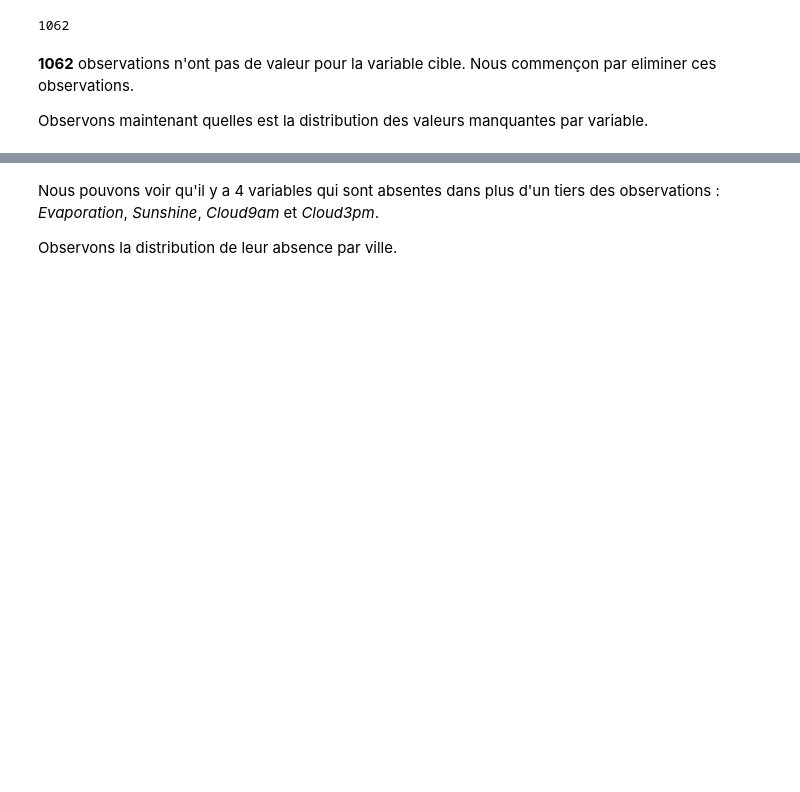
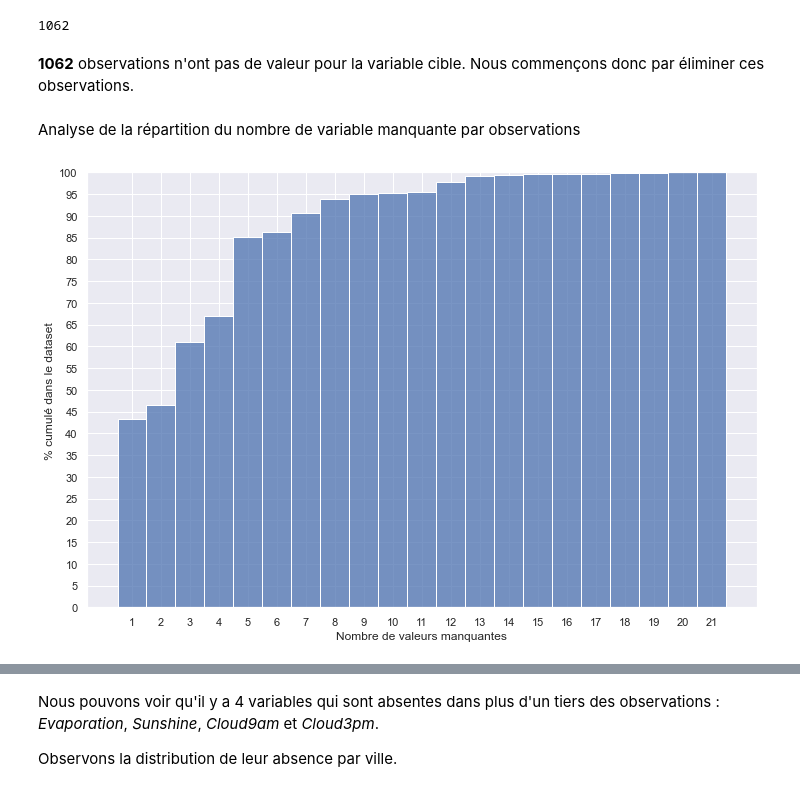
Before and after one commit to NicolasMarquette/rain-forecast-analyse, a Jupyter notebook: rain_project.ipynb, the cells around one changed output, grey strips where cells are left out. Saved outputs shown, nothing was run; the diff lists cells and outputs as text; code cells hidden in the pictures; blank space fills up the shorter version.

```diff
--- a/rain_project.ipynb
+++ b/rain_project.ipynb
@@ -73,6 +76,23 @@ df = df[-df["RainTomorrow"].isna()]
 # %% [output]
 1062
 # %% [markdown]
-**1062** observations n'ont pas de valeur pour la variable cible. Nous commençon par eliminer ces observations.
-
-Observons maintenant quelles est la distribution des valeurs manquantes par variable.
+**1062** observations n'ont pas de valeur pour la variable cible. Nous commençons donc par éliminer ces observations.
+# %% [markdown]
+Analyse de la répartition du nombre de variable manquante par observations
+# %%
+plt.figure(figsize=(12,8))
+b = sns.histplot(
+    x=df.isna().sum(axis=1)+1,
+    cumulative=True,
+    stat="percent",
+    bins=len(df.columns),
+    discrete=True
+)
+b.set_xticks(np.arange(1, len(df.columns)+1))
+b.set_yticks(np.arange(0,101, 5))
+b.set_ylim(0,100)
+b.set_xlabel("Nombre de valeurs manquantes")
+b.set_ylabel("% cumulé dans le dataset")
+b.xaxis.grid(True);
+# %% [output]
+[figure, added]
```
Also changed, not shown: parts of 29 cells of this notebook.
